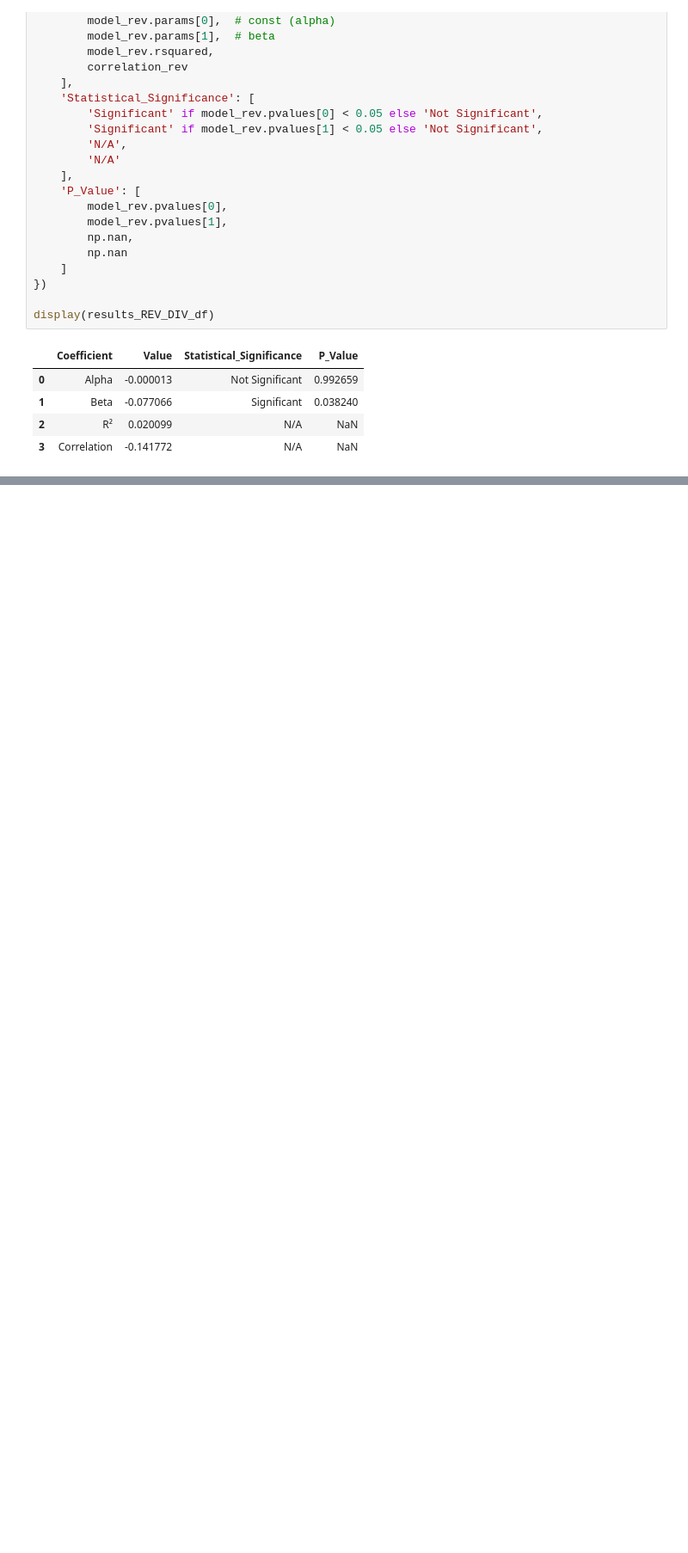
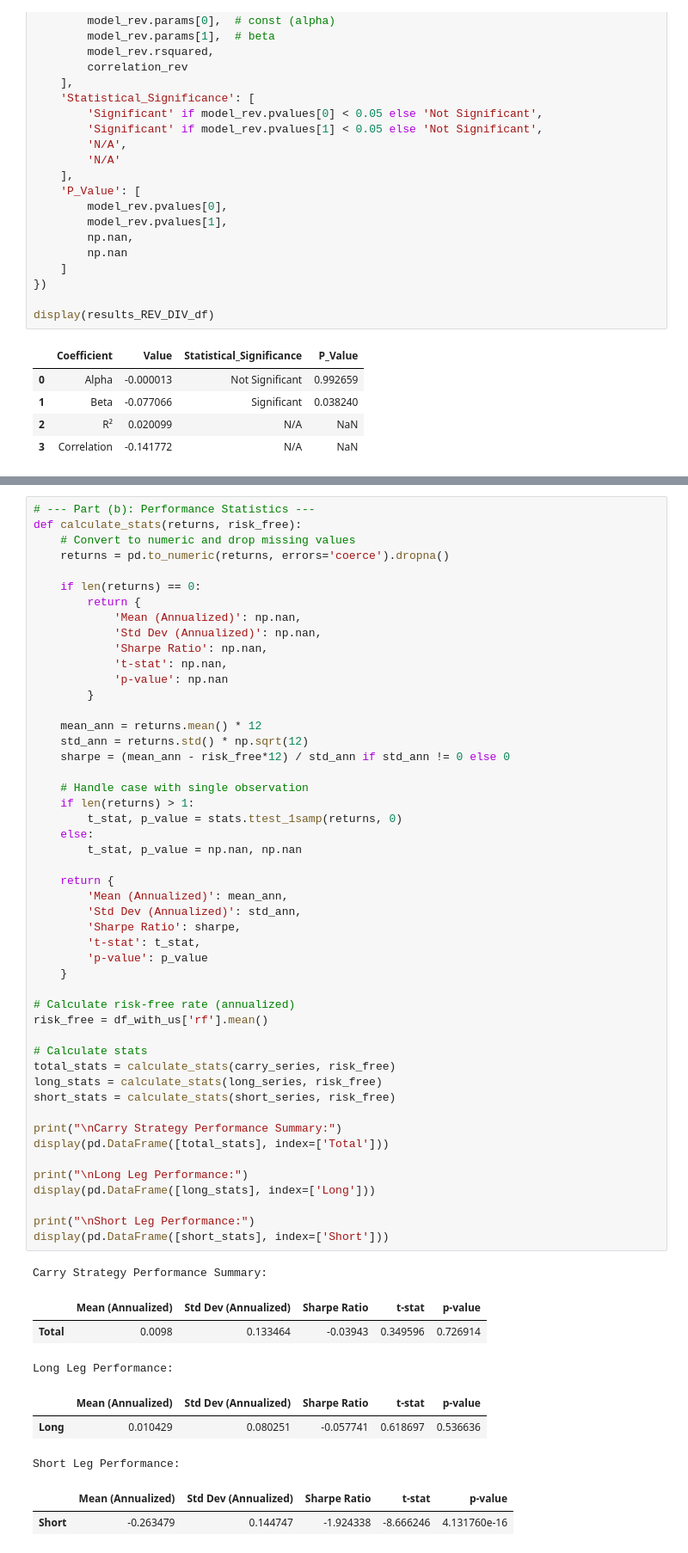
Before and after one commit to mulemule02/investments_project, a Jupyter notebook: investments.ipynb, the cells around one changed output, grey strips where cells are left out. Shown at 86% size. Cells and saved outputs as stored; diff of their text form; blank space fills up the shorter version.

```diff
--- a/investments.ipynb
+++ b/investments.ipynb
@@ -935,0 +1099,59 @@ display(results_REV_DIV_df)
+# %%
+# --- Part (b): Performance Statistics ---
+def calculate_stats(returns, risk_free):
+    # Convert to numeric and drop missing values
+    returns = pd.to_numeric(returns, errors='coerce').dropna()
+
+    if len(returns) == 0:
+        return {
+            'Mean (Annualized)': np.nan,
+            'Std Dev (Annualized)': np.nan,
+            'Sharpe Ratio': np.nan,
+            't-stat': np.nan,
+            'p-value': np.nan
+        }
+
+    mean_ann = returns.mean() * 12
+    std_ann = returns.std() * np.sqrt(12)
+    sharpe = (mean_ann - risk_free*12) / std_ann if std_ann != 0 else 0
+
+    # Handle case with single observation
+    if len(returns) > 1:
+        t_stat, p_value = stats.ttest_1samp(returns, 0)
+    else:
+        t_stat, p_value = np.nan, np.nan
+
+    return {
+        'Mean (Annualized)': mean_ann,
+        'Std Dev (Annualized)': std_ann,
+        'Sharpe Ratio': sharpe,
+        't-stat': t_stat,
+        'p-value': p_value
+    }
+
+# Calculate risk-free rate (annualized)
+risk_free = df_with_us['rf'].mean()
+
+# Calculate stats
+total_stats = calculate_stats(carry_series, risk_free)
+long_stats = calculate_stats(long_series, risk_free)
+short_stats = calculate_stats(short_series, risk_free)
+
+print("\nCarry Strategy Performance Summary:")
+display(pd.DataFrame([total_stats], index=['Total']))
+
+print("\nLong Leg Performance:")
+display(pd.DataFrame([long_stats], index=['Long']))
+
+print("\nShort Leg Performance:")
+display(pd.DataFrame([short_stats], index=['Short']))
+# %% [output]
+Carry Strategy Performance Summary:
+|  | Mean (Annualized) | Std Dev (Annualized) | Sharpe Ratio | t-stat | p-value |
+| Total | 0.0098 | 0.133464 | -0.03943 | 0.349596 | 0.726914 |
+Long Leg Performance:
+|  | Mean (Annualized) | Std Dev (Annualized) | Sharpe Ratio | t-stat | p-value |
+| Long | 0.010429 | 0.080251 | -0.057741 | 0.618697 | 0.536636 |
+Short Leg Performance:
+|  | Mean (Annualized) | Std Dev (Annualized) | Sharpe Ratio | t-stat | p-value |
+| Short | -0.263479 | 0.144747 | -1.924338 | -8.666246 | 4.131760e-16 |
```
Also changed, not shown: parts of 14 cells of this notebook.
